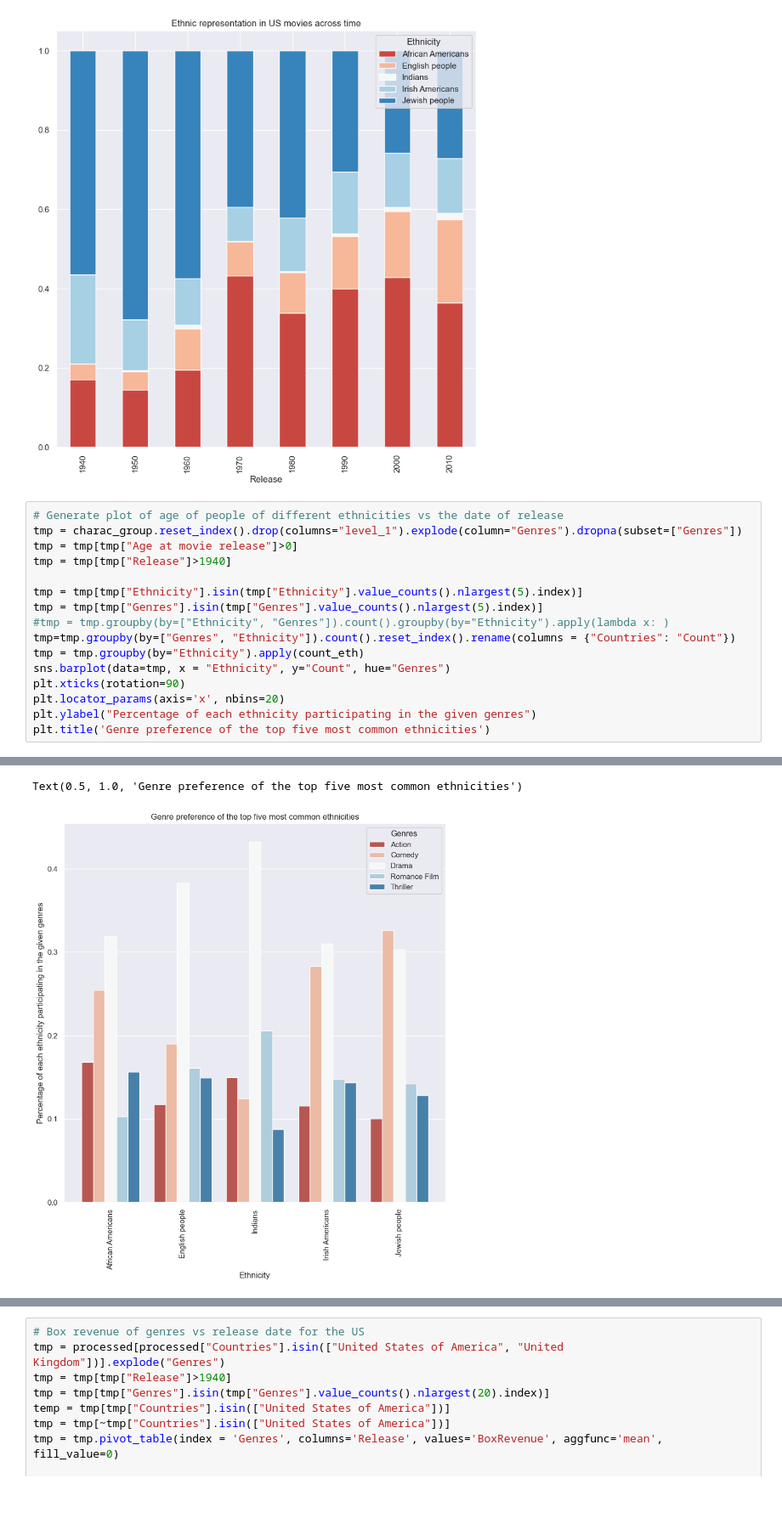
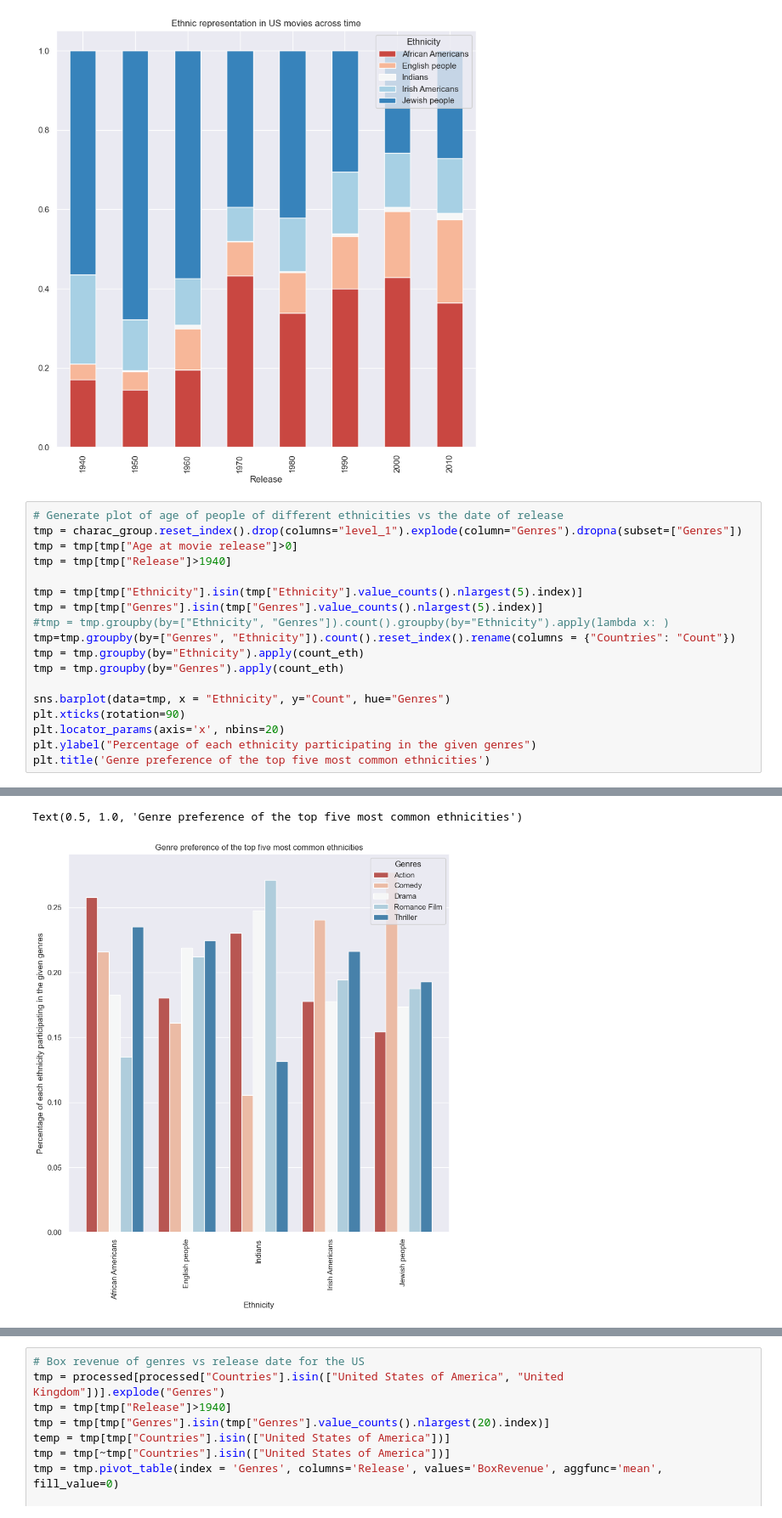
Before and after one commit to epfl-ada/ada-2022-project-rlab, a Jupyter notebook: Initial_Analysis_and_Ethnicity_Representation.ipynb, the cells around one changed output, grey strips where cells are left out. Shown at 85% size. Cells and saved outputs as stored; diff of their text form.

```diff
--- a/Initial_Analysis_and_Ethnicity_Representation.ipynb
+++ b/Initial_Analysis_and_Ethnicity_Representation.ipynb
@@ -702,6 +733,8 @@ tmp = tmp[tmp["Genres"].isin(tmp["Genres"].value_counts().nlargest(5).index)]
 #tmp = tmp.groupby(by=["Ethnicity", "Genres"]).count().groupby(by="Ethnicity").apply(lambda x: )
 tmp=tmp.groupby(by=["Genres", "Ethnicity"]).count().reset_index().rename(columns = {"Countries": "Count"})
 tmp = tmp.groupby(by="Ethnicity").apply(count_eth)
+tmp = tmp.groupby(by="Genres").apply(count_eth)
+
 sns.barplot(data=tmp, x = "Ethnicity", y="Count", hue="Genres")
 plt.xticks(rotation=90)
 plt.locator_params(axis='x', nbins=20)
@@ -719,5 +760,5 @@ To adopt the future behavior and silence this warning, use
 Text(0.5, 1.0, 'Genre preference of the top five most common ethnicities')
-[figure, old version]
+[figure, new version]
 # %%
 # Generate plot of age of people of different ethnicities vs the date of release
 tmp = charac_group.reset_index().drop(columns="level_1").explode(column="Genres").dropna(subset=["Genres"])
```
Also changed, not shown: parts of 10 cells of this notebook.
